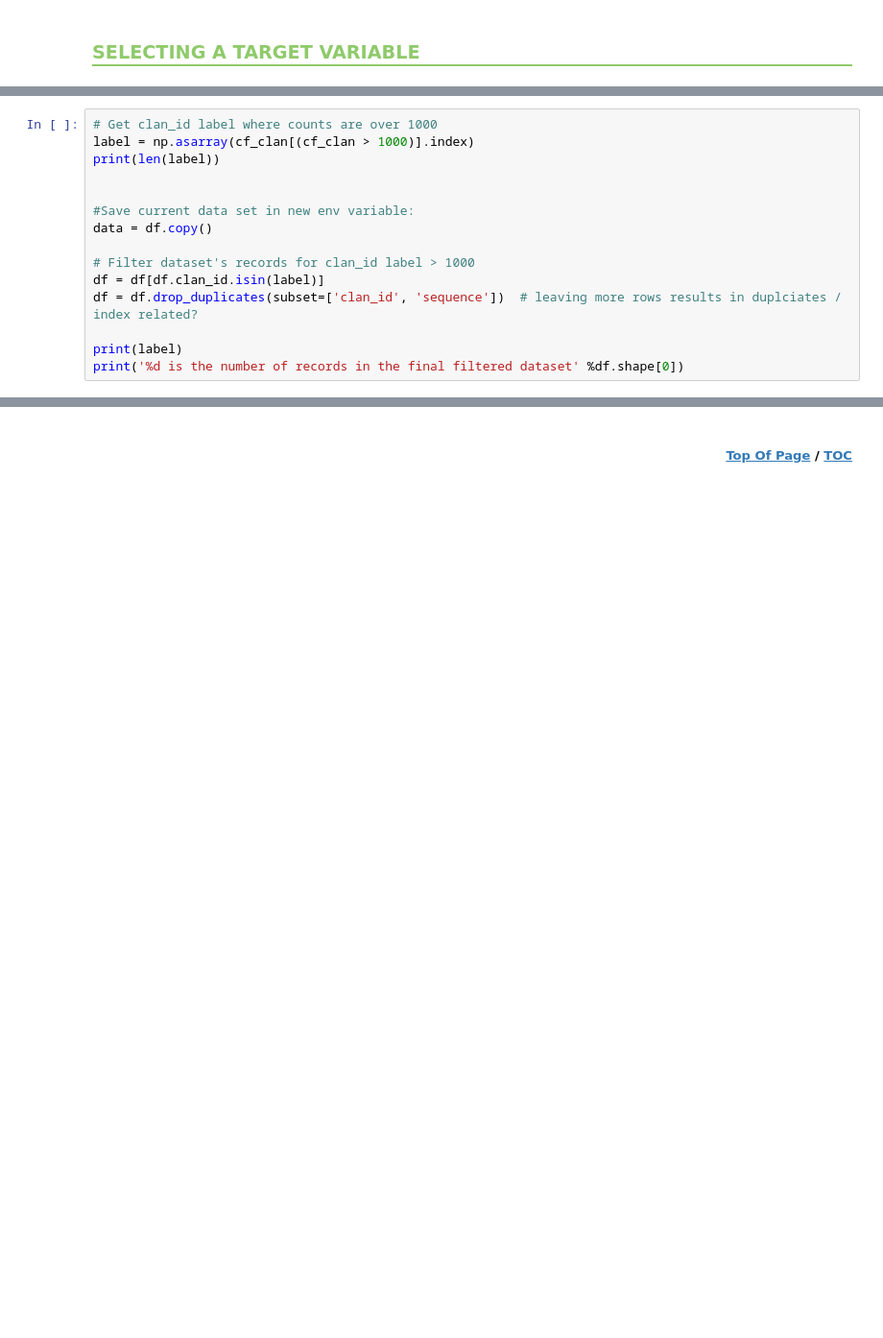
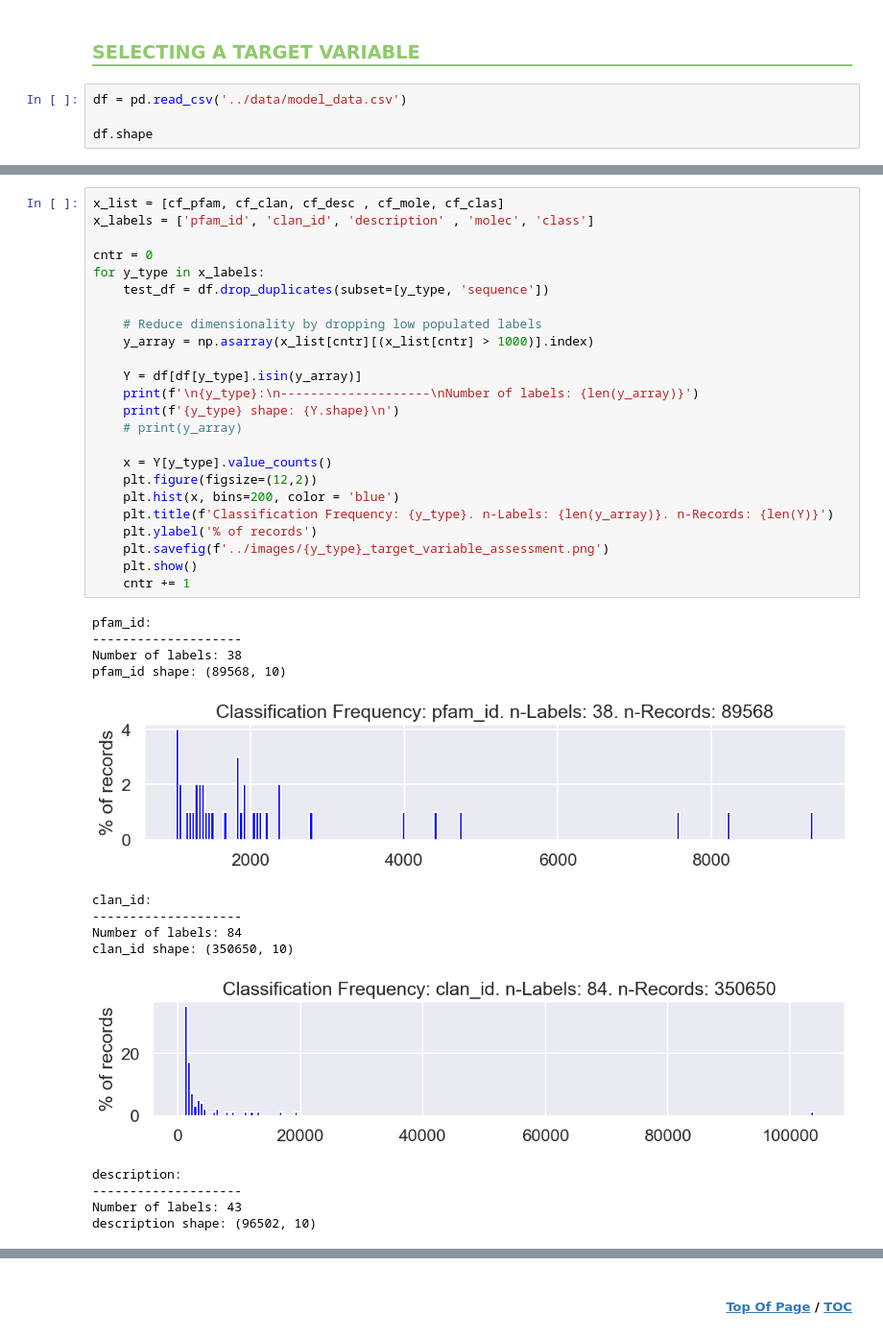
Before and after one commit to jdormaar/Functional_predictions_from_protein_residue_sequences, a Jupyter notebook: workbooks/naive_bayes_model.ipynb, the cells around one changed output, grey strips where cells are left out. Shown: that part at 96% size. Drawn from its saved outputs; the diff is of its cells as text; blank space fills up the shorter version.

Commit message:
Target variable analysis

```diff
--- a/workbooks/naive_bayes_model.ipynb
+++ b/workbooks/naive_bayes_model.ipynb
@@ -698,2 +701,6 @@ df.rename(columns=({
 # %% [markdown]
 <h3 id= "select-target-variable"; style="color:#8fca6b; text-align:left; padding: 0px; border-bottom: 2px solid #8fca6b;">SELECTING A TARGET VARIABLE</h3>
+# %%
+df = pd.read_csv('../data/model_data.csv')
+
+df.shape
@@ -723,15 +715,0 @@ for x in x_list:
-# %%
-# Get clan_id label where counts are over 1000
-label = np.asarray(cf_clan[(cf_clan > 1000)].index)
-print(len(label))
-
-
-#Save current data set in new env variable:
-data = df.copy()
-
-# Filter dataset's records for clan_id label > 1000
-df = df[df.clan_id.isin(label)]
-df = df.drop_duplicates(subset=['clan_id', 'sequence'])  # leaving more rows results in duplciates / index related?
-
-print(label)
-print('%d is the number of records in the final filtered dataset' %df.shape[0])
@@ -758,0 +753,39 @@ df.shape
+# %%
+x_list = [cf_pfam, cf_clan, cf_desc , cf_mole, cf_clas]
+x_labels = ['pfam_id', 'clan_id', 'description' , 'molec', 'class']
+
+cntr = 0
+for y_type in x_labels:
+    test_df = df.drop_duplicates(subset=[y_type, 'sequence'])
+
+    # Reduce dimensionality by dropping low populated labels
+    y_array = np.asarray(x_list[cntr][(x_list[cntr] > 1000)].index)
+
+    Y = df[df[y_type].isin(y_array)]
+    print(f'\n{y_type}:\n--------------------\nNumber of labels: {len(y_array)}')
+    print(f'{y_type} shape: {Y.shape}\n')
+    # print(y_array)
+
+    x = Y[y_type].value_counts()
+    plt.figure(figsize=(12,2))
+    plt.hist(x, bins=200, color = 'blue')
+    plt.title(f'Classification Frequency: {y_type}. n-Labels: {len(y_array)}. n-Records: {len(Y)}')
+    plt.ylabel('% of records')
+    plt.savefig(f'../images/{y_type}_target_variable_assessment.png')
+    plt.show()
+    cntr += 1
+# %% [output]
+pfam_id:
+--------------------
+Number of labels: 38
+pfam_id shape: (89568, 10)
+[figure, added]
+clan_id:
+--------------------
+Number of labels: 84
+clan_id shape: (350650, 10)
+[figure, added]
+description:
+--------------------
+Number of labels: 43
+description shape: (96502, 10)
```
Also changed, not shown: parts of 16 cells of this notebook, 5 other files.
